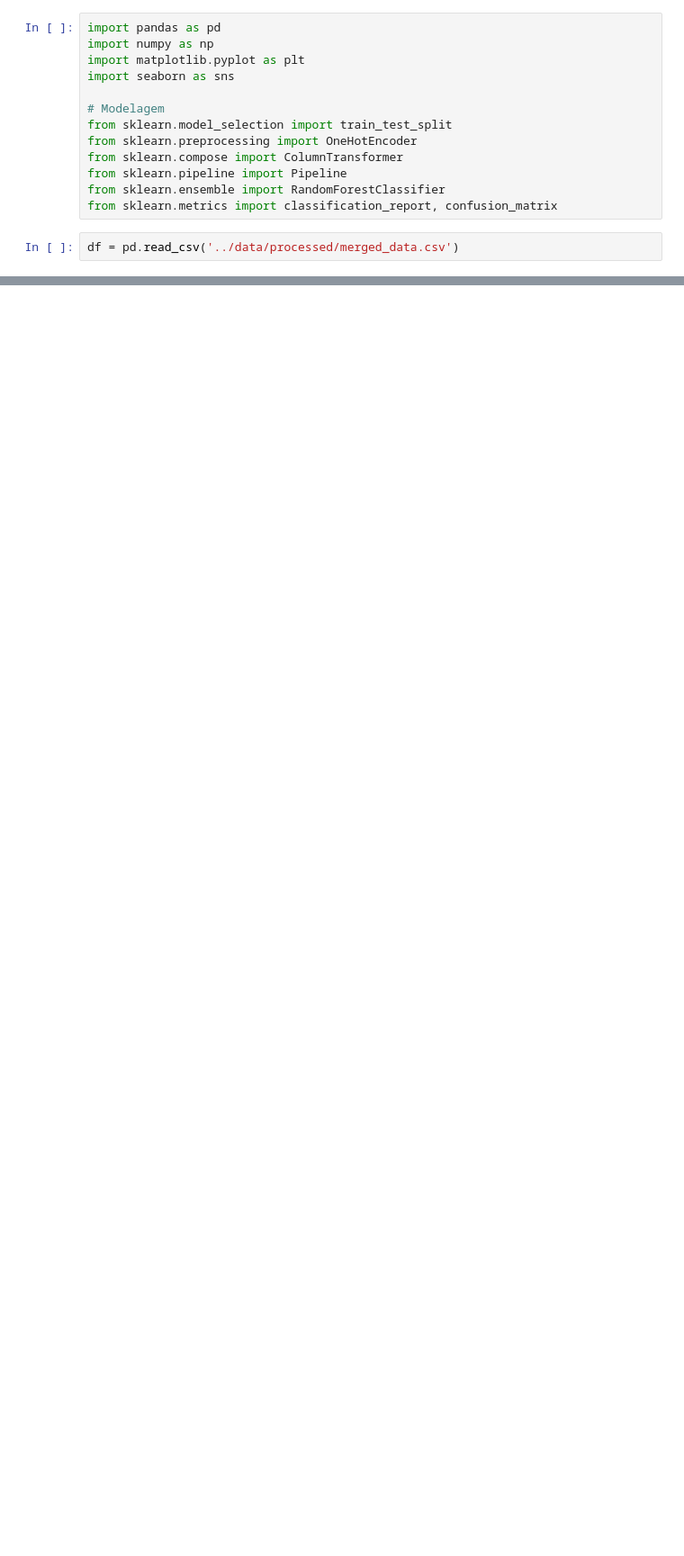
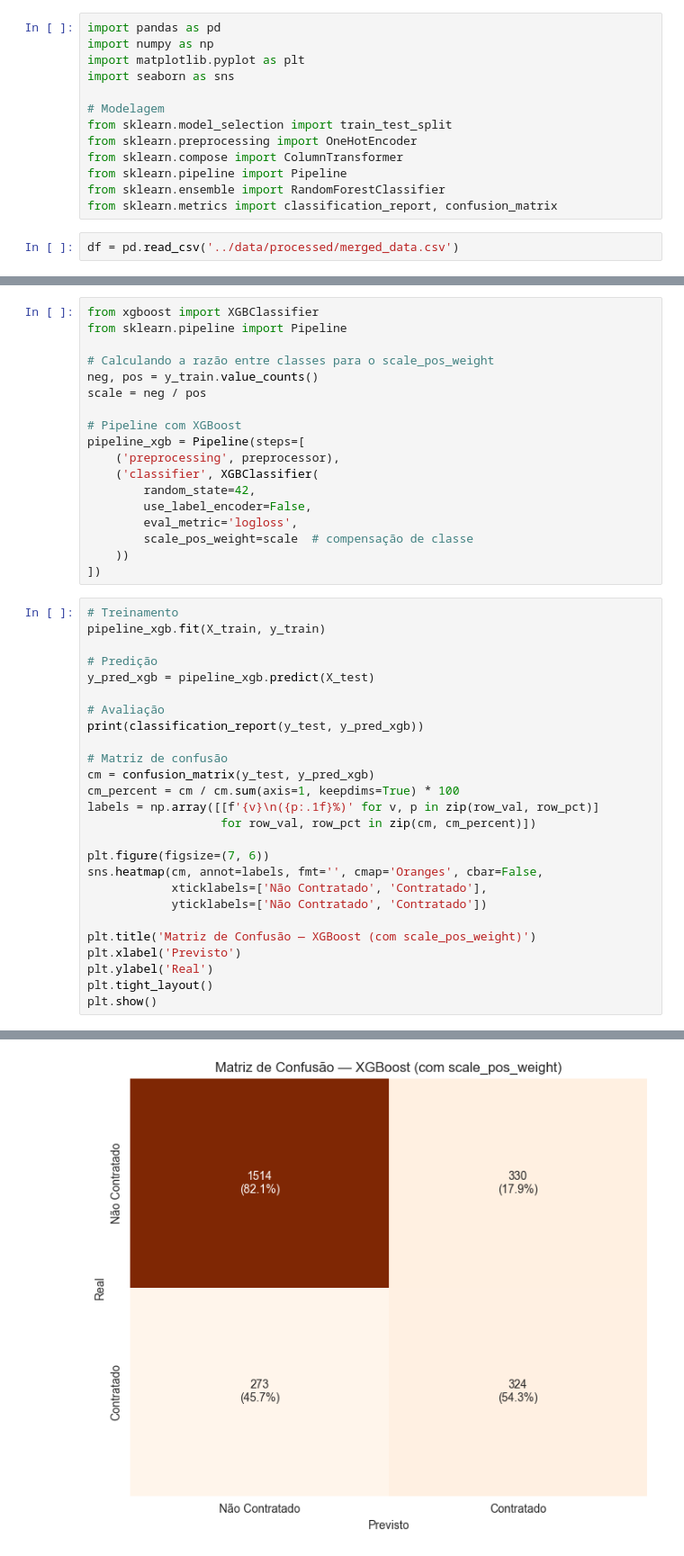
Before and after one commit to HugoVasc/ai-hiring-matcher, a Jupyter notebook: notebooks/modeling_baseline.ipynb, the cells around one changed output, grey strips where cells are left out. Shown: that part at 90% size. Drawn from its saved outputs; the diff is of its cells as text; blank space fills up the shorter version.

```diff
--- a/notebooks/modeling_baseline.ipynb
+++ b/notebooks/modeling_baseline.ipynb
@@ -47,0 +151,45 @@ df_model.head()
+# %%
+from xgboost import XGBClassifier
+from sklearn.pipeline import Pipeline
+
+# Calculando a razão entre classes para o scale_pos_weight
+neg, pos = y_train.value_counts()
+scale = neg / pos
+
+# Pipeline com XGBoost
+pipeline_xgb = Pipeline(steps=[
+    ('preprocessing', preprocessor),
+    ('classifier', XGBClassifier(
+        random_state=42,
+        use_label_encoder=False,
+        eval_metric='logloss',
+        scale_pos_weight=scale  # compensação de classe
+    ))
+])
+# %%
+# Treinamento
+pipeline_xgb.fit(X_train, y_train)
+
+# Predição
+y_pred_xgb = pipeline_xgb.predict(X_test)
+
+# Avaliação
+print(classification_report(y_test, y_pred_xgb))
+
+# Matriz de confusão
+cm = confusion_matrix(y_test, y_pred_xgb)
+cm_percent = cm / cm.sum(axis=1, keepdims=True) * 100
+labels = np.array([[f'{v}\n({p:.1f}%)' for v, p in zip(row_val, row_pct)]
+                   for row_val, row_pct in zip(cm, cm_percent)])
+
+plt.figure(figsize=(7, 6))
+sns.heatmap(cm, annot=labels, fmt='', cmap='Oranges', cbar=False,
+            xticklabels=['Não Contratado', 'Contratado'],
+            yticklabels=['Não Contratado', 'Contratado'])
+
+plt.title('Matriz de Confusão — XGBoost (com scale_pos_weight)')
+plt.xlabel('Previsto')
+plt.ylabel('Real')
+plt.tight_layout()
+plt.show()
+# %% [output]
@@ -47,0 +207 @@ df_model.head()
+[figure, added]
```
Also changed, not shown: parts of 16 cells of this notebook, 6 other files.
